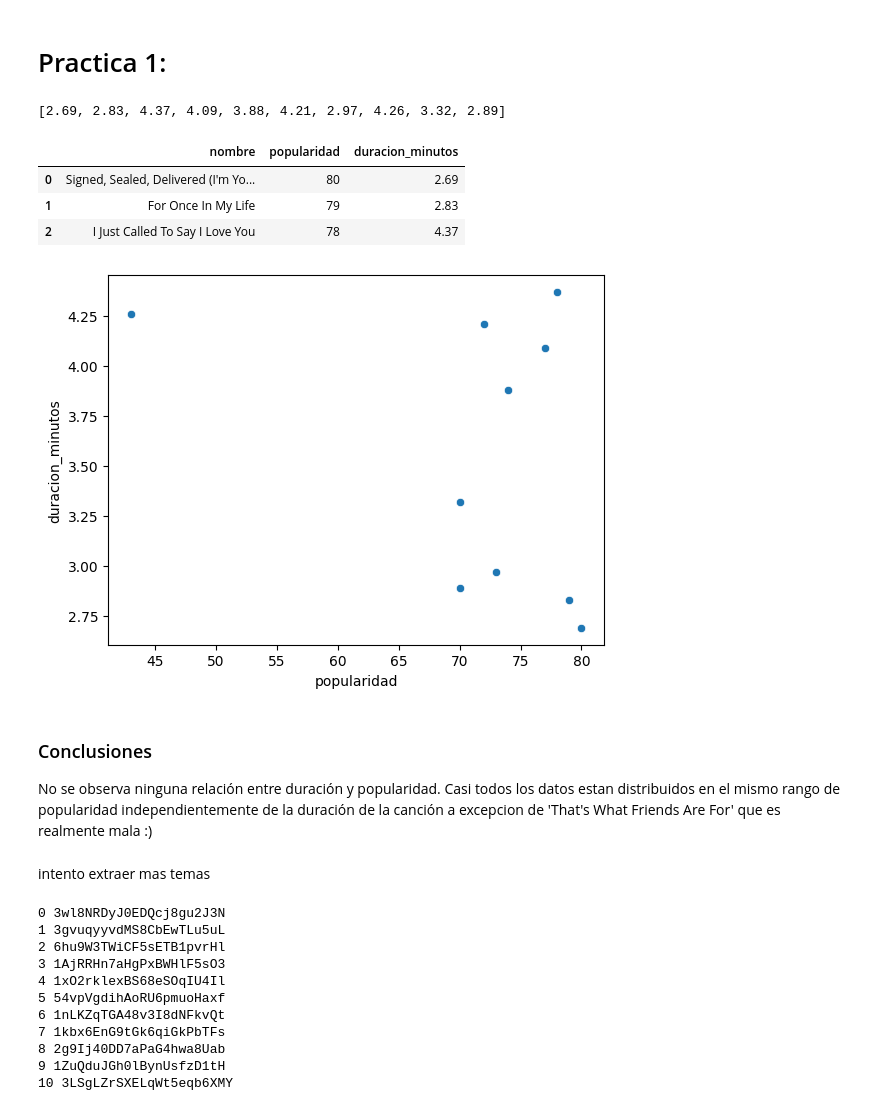
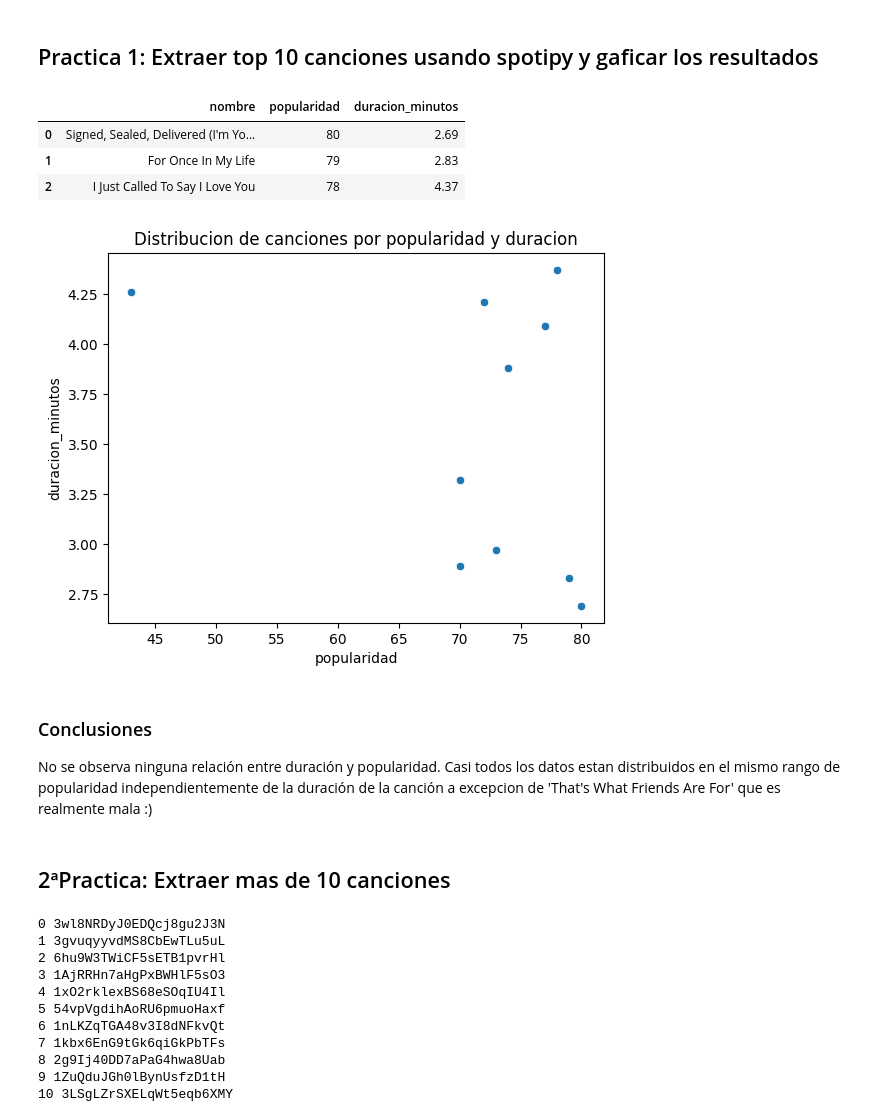
Before and after one commit to Dgasensi/interacting-with-api-python-project-tutorial, a Jupyter notebook: src/practicaFinal.ipynb, the cells around one changed output. Saved outputs shown, nothing was run; the diff lists cells and outputs as text; code cells hidden in the pictures.

```diff
--- a/src/practicaFinal.ipynb
+++ b/src/practicaFinal.ipynb
@@ -1,53 +1,58 @@
-# %% [markdown]
-# Practica 1:
+# %% [markdown]
+## Practica 1: Extraer top 10 canciones usando spotipy y gaficar los resultados
 # %%
+# importamos modulos necesarios
 import os
 from sqlalchemy import create_engine
 import matplotlib.pyplot as plt
 import seaborn as sbn
 import pandas as pd
 import spotipy
 from dotenv import load_dotenv
 from spotipy.oauth2 import SpotifyClientCredentials
+# Cargamos archivo credenciales
 load_dotenv()
 
 client_id = os.environ.get('CLIENT_ID')
 client_secret = os.environ.get('CLIENT_SECRET')
 
 
-
-spot = spotipy.Spotify(auth_manager = SpotifyClientCredentials(client_id = client_id,
-                                                              client_secret = client_secret))
+#creamos instancia de spotipy
+spot = spotipy.Spotify(auth_manager = SpotifyClientCredentials(client_id = client_id,client_secret = client_secret))
+# definimos el identificador del artista
 SW_uri = 'spotify:artist:7guDJrEfX3qb6FEbdPA5qi'
-
+# extraemos el top 10
 top_10_tracks = spot.artist_top_tracks(SW_uri)
-
+# definimos las listas donde se incluiran las caracteristicas de cada cancion
 top10_name= []
-top10_duration_ms = []
+top10_duration = []
 top10_popularity = []
-for track in top_10_tracks['tracks'][:10]:
+# iteramos sobre el diccionario resultado  top_10_tracks, dentro de la subclave 'tracks'
+for track in top_10_tracks['tracks']:
+    # extraemos nombre ,duracion y popularidad y añadimos a sus respectivas listas
     top10_name.append(track['name'])
-    top10_duration_ms.append(round((track['duration_ms']/1000)/60, 2))
+    top10_duration.append(round((track['duration_ms']/1000)/60, 2))      # convertimos milisegundos a minutos
     top10_popularity.append(track['popularity'])
 
-print(top10_duration_ms)
-top10_df = pd.DataFrame(list(zip(top10_name, top10_popularity, top10_duration_ms)), columns=['nombre', 'popularidad', 'duracion_minutos'])
+# Creamos dataframe con  los datos de las tres listas
+top10_df = pd.DataFrame(list(zip(top10_name, top10_popularity, top10_duration)), columns=['nombre', 'popularidad', 'duracion_minutos'])
+# mostramos el dataframe
 display(top10_df.head(3))
 
-
-sbn.scatterplot(x='popularidad', y='duracion_minutos', data=top10_df)
+# definimos el grafico de puntos
+sbn.scatterplot(x='popularidad', y='duracion_minutos', data=top10_df).set_title('Distribucion de canciones por popularidad y duracion', fontsize=12)
+# mostramos el grafico
 plt.show()
 # %% [output]
-[2.69, 2.83, 4.37, 4.09, 3.88, 4.21, 2.97, 4.26, 3.32, 2.89]
 |  | nombre | popularidad | duracion_minutos |
 | 0 | Signed, Sealed, Delivered (I'm Yo... | 80 | 2.69 |
 | 1 | For Once In My Life | 79 | 2.83 |
 | 2 | I Just Called To Say I Love You | 78 | 4.37 |
-[figure, old version]
+[figure, new version]
 # %% [markdown]
 ### Conclusiones
 No se observa ninguna relación entre duración y popularidad. Casi todos los datos estan distribuidos en el mismo rango de
 popularidad independientemente de la duración de la canción a excepcion de 'That's What Friends Are For' que es realmente mala :)
-# %% [markdown]
-intento extraer mas temas
+# %% [markdown]
+## 2ªPractica: Extraer mas de 10 canciones
 # %%
```
Also changed, not shown: parts of 3 cells of this notebook.
